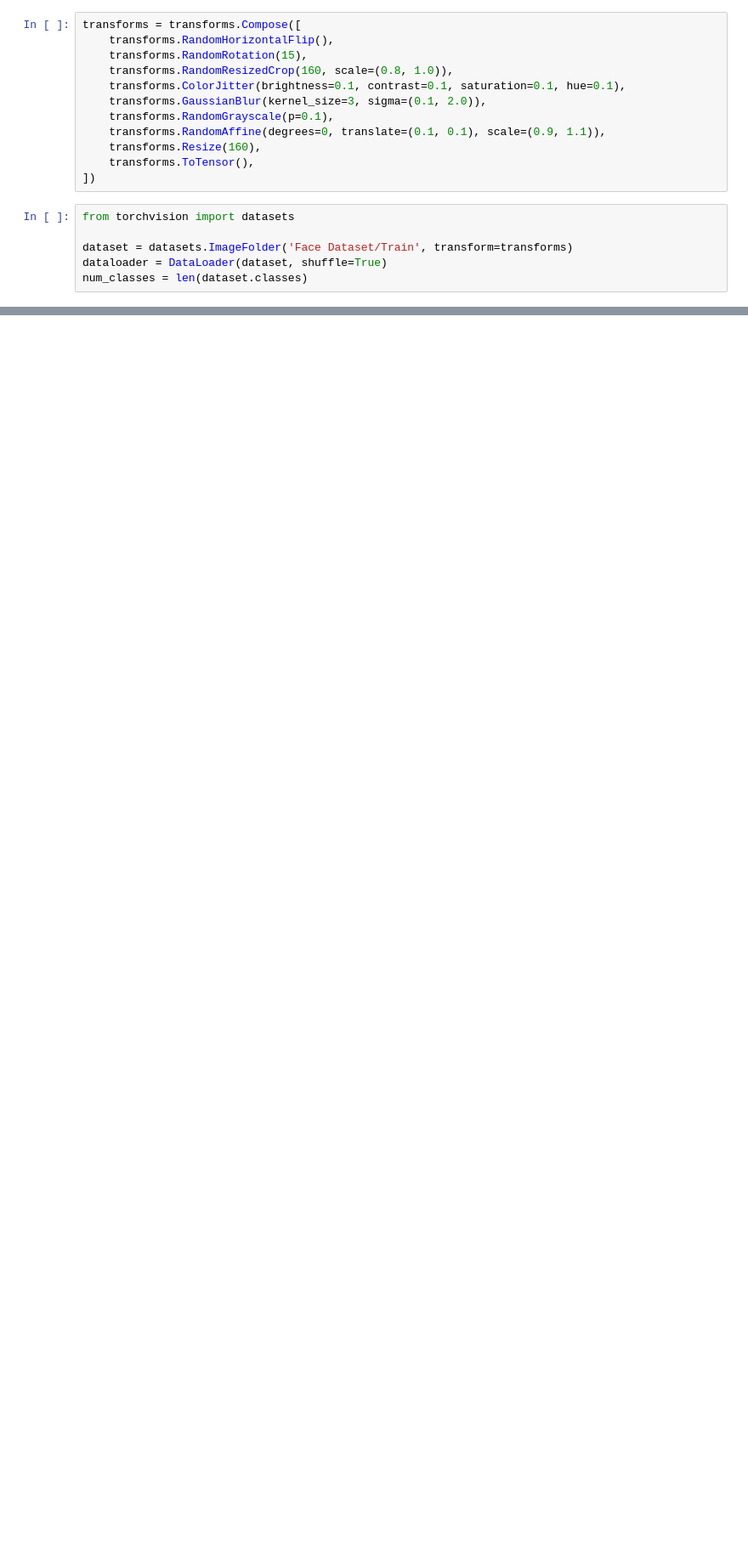
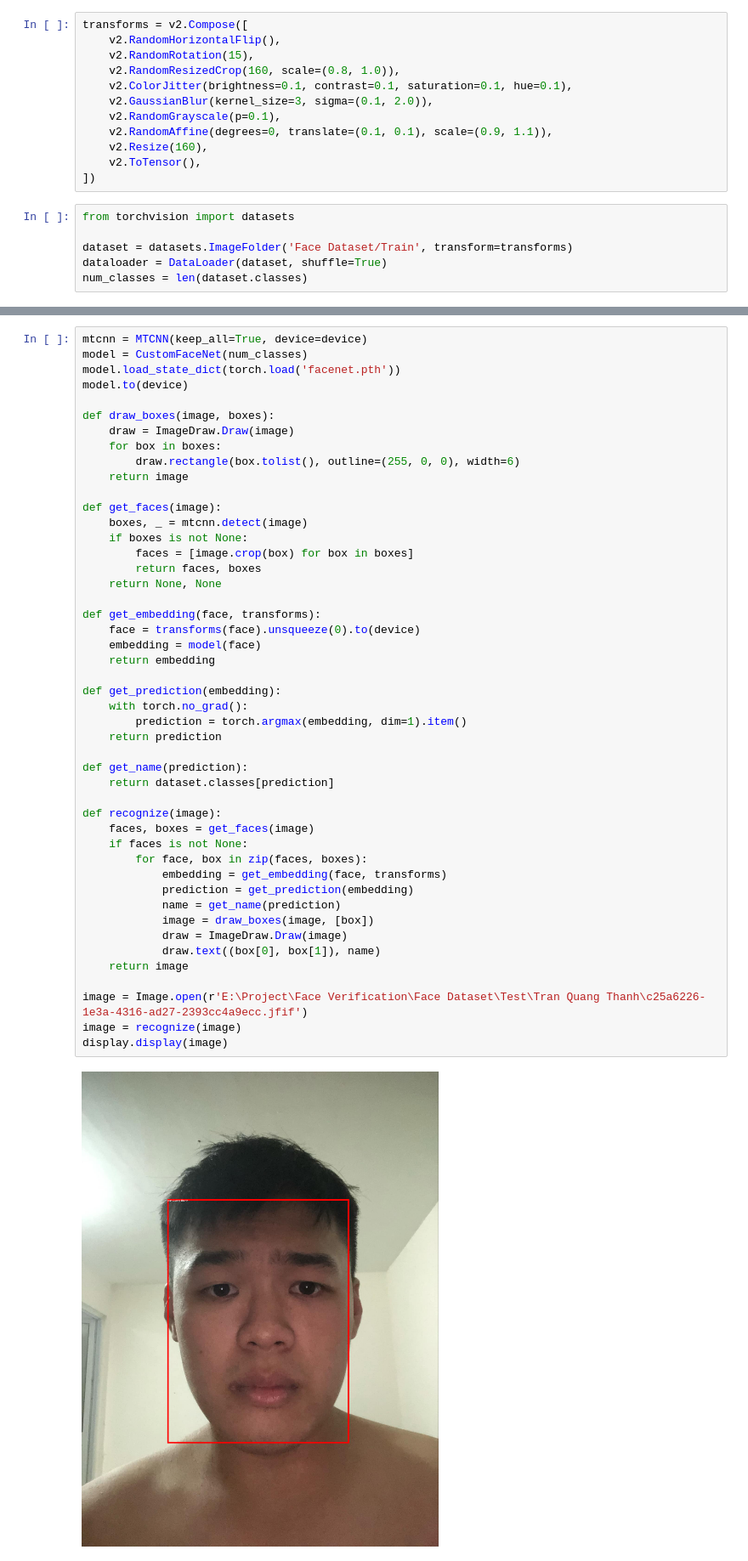
Before and after one commit to thanhthanhhp123/Face-Verification, a Jupyter notebook: get_embedding.ipynb, the cells around one changed output, grey strips where cells are left out. Shown at 85% size. Cells and saved outputs as stored; diff of their text form; blank space fills up the shorter version.

```diff
--- a/get_embedding.ipynb
+++ b/get_embedding.ipynb
@@ -27,16 +29,16 @@ class CustomFaceNet(nn.Module):
         x = self.logits(x)
         return x
 # %%
-transforms = transforms.Compose([
-    transforms.RandomHorizontalFlip(),
-    transforms.RandomRotation(15),
-    transforms.RandomResizedCrop(160, scale=(0.8, 1.0)),
-    transforms.ColorJitter(brightness=0.1, contrast=0.1, saturation=0.1, hue=0.1),
-    transforms.GaussianBlur(kernel_size=3, sigma=(0.1, 2.0)),
-    transforms.RandomGrayscale(p=0.1),
-    transforms.RandomAffine(degrees=0, translate=(0.1, 0.1), scale=(0.9, 1.1)),
-    transforms.Resize(160),
-    transforms.ToTensor(),
+transforms = v2.Compose([
+    v2.RandomHorizontalFlip(),
+    v2.RandomRotation(15),
+    v2.RandomResizedCrop(160, scale=(0.8, 1.0)),
+    v2.ColorJitter(brightness=0.1, contrast=0.1, saturation=0.1, hue=0.1),
+    v2.GaussianBlur(kernel_size=3, sigma=(0.1, 2.0)),
+    v2.RandomGrayscale(p=0.1),
+    v2.RandomAffine(degrees=0, translate=(0.1, 0.1), scale=(0.9, 1.1)),
+    v2.Resize(160),
+    v2.ToTensor(),
 ])
 # %%
 from torchvision import datasets
@@ -75,0 +75,49 @@ KeyboardInterrupt:
+# %%
+mtcnn = MTCNN(keep_all=True, device=device)
+model = CustomFaceNet(num_classes)
+model.load_state_dict(torch.load('facenet.pth'))
+model.to(device)
+
+def draw_boxes(image, boxes):
+    draw = ImageDraw.Draw(image)
+    for box in boxes:
+        draw.rectangle(box.tolist(), outline=(255, 0, 0), width=6)
+    return image
+
+def get_faces(image):
+    boxes, _ = mtcnn.detect(image)
+    if boxes is not None:
+        faces = [image.crop(box) for box in boxes]
+        return faces, boxes
+    return None, None
+
+def get_embedding(face, transforms):
+    face = transforms(face).unsqueeze(0).to(device)
+    embedding = model(face)
+    return embedding
+
+def get_prediction(embedding):
+    with torch.no_grad():
+        prediction = torch.argmax(embedding, dim=1).item()
+    return prediction
+
+def get_name(prediction):
+    return dataset.classes[prediction]
+
+def recognize(image):
+    faces, boxes = get_faces(image)
+    if faces is not None:
+        for face, box in zip(faces, boxes):
+            embedding = get_embedding(face, transforms)
+            prediction = get_prediction(embedding)
+            name = get_name(prediction)
+            image = draw_boxes(image, [box])
+            draw = ImageDraw.Draw(image)
+            draw.text((box[0], box[1]), name)
+    return image
+
+image = Image.open(r'E:\Project\Face Verification\Face Dataset\Test\Tran Quang Thanh\c25a6226-1e3a-4316-ad27-2393cc4a9ecc.jfif')
+image = recognize(image)
+display.display(image)
+# %% [output]
+[figure, added]
```
Also changed, not shown: parts of 3 cells of this notebook, 1 other file.
